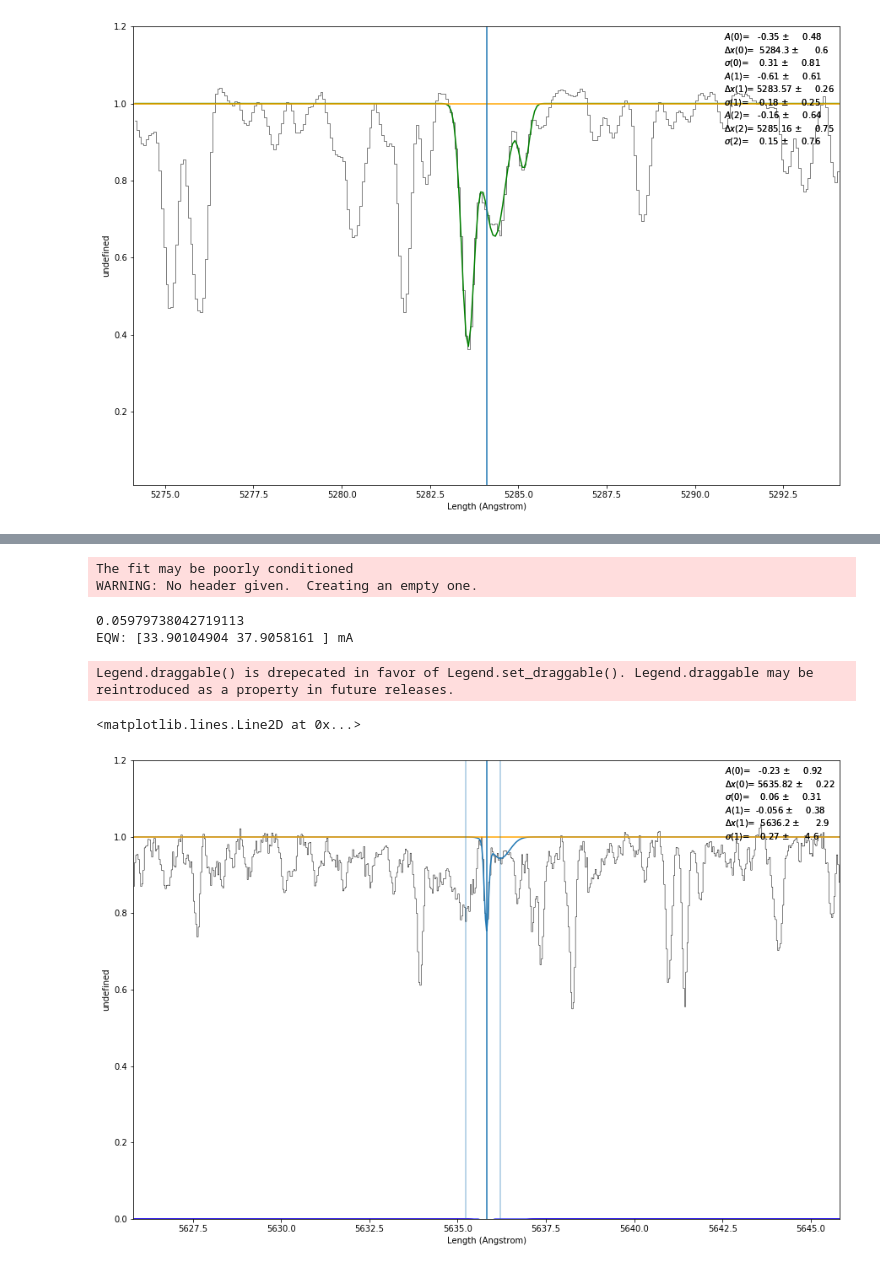
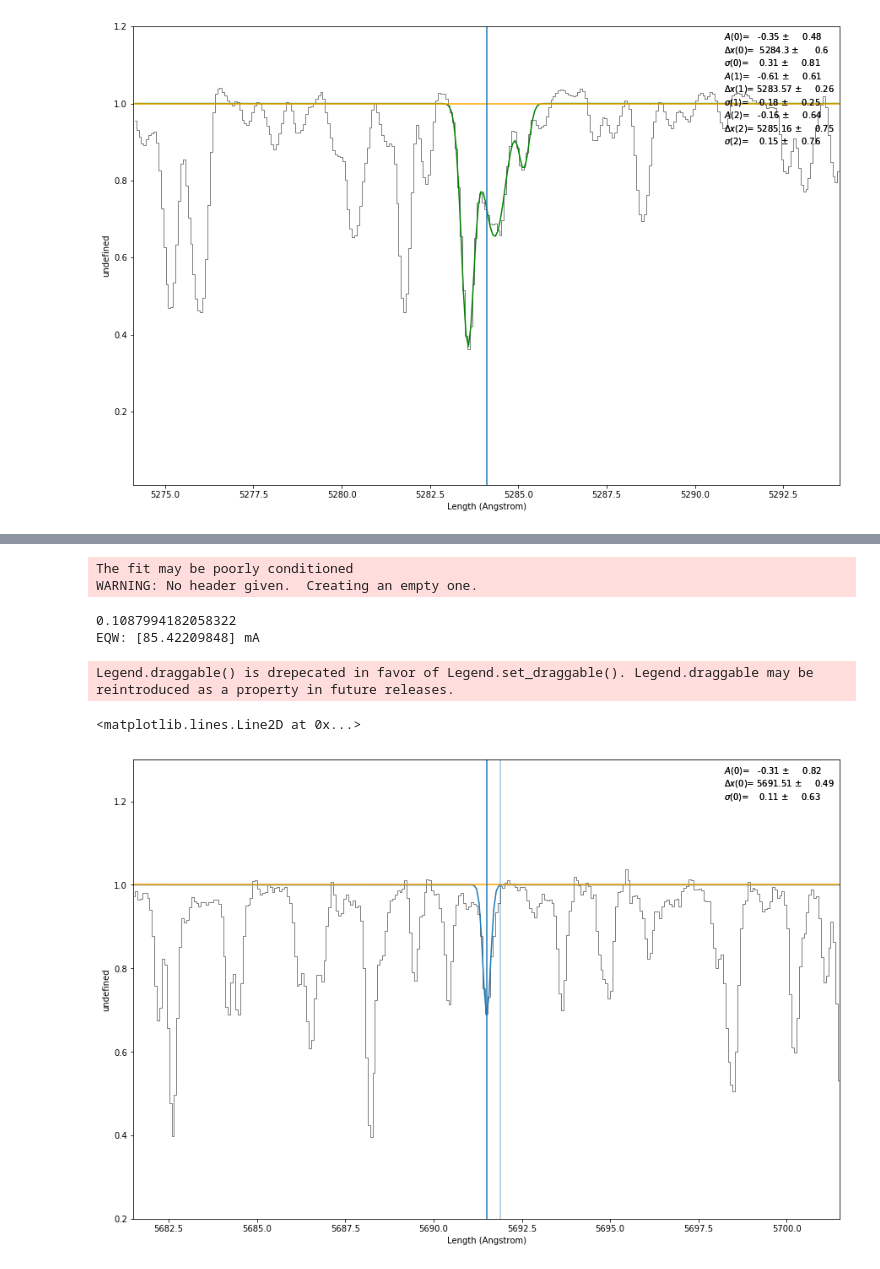
Before and after one commit to jkcarlberg/redgiant_planethosts, a Jupyter notebook: pyspeckit_test.ipynb, the cells around one changed output, grey strips where cells are left out. Drawn from its saved outputs; the diff is of its cells as text; code cells hidden in the pictures.

```diff
--- a/pyspeckit_test.ipynb
+++ b/pyspeckit_test.ipynb
@@ -231,9 +231,9 @@ Legend.draggable() is drepecated in favor of Legend.set_draggable(). Legend.drag
 # %%
-s_hdu = fits.open("data/ew_known/tame_inputs/ngc2506_3265red_oned_26jan14_wavsoln.fits")
+s_hdu = fits.open("data/ew_known/tame_inputs/ngc6583_72red_oned_slit07_jun14_wavsoln.fits")
 #s_hdu = fits.open("data/ew_known/tame_inputs/ngc2204_3215red_oned_05jan14_wavsoln.fits")
 fig = plt.figure(figsize=(15,10))
 
-line_cen = 5635.82
+line_cen = 5691.5
 width = 10
 lim_l = line_cen - width
 lim_r = line_cen + width
@@ -246,37 +246,37 @@ s_flux = s_data['FLUX']
 s_wav = s_data['WAVEL']
 
 wav_mask = (s_wav > lim_l) & (s_wav < lim_r)
 s_flux = s_flux[wav_mask]
 s_wav = s_wav[wav_mask]
 yfit, norm, pts = c_normalize(s_flux, s_wav, median_replace=False, cheby=True, low_cut = 0.99)
 
 sp = pyspeckit.Spectrum(data=norm, xarr=s_wav * u.AA)
 sp.plotter(figure = fig, xmin=lim_l, xmax=lim_r, ymin=0, ymax=1.2)
 
 #Get around pyspeckits reliance on a generated baseline and just generate basespec as a ones array (continuum is always one in normalized case)
 #sp.baseline(order=0, subtract=False, highlight_fitregion=False)
 sp.baseline.basespec = np.ones(len(s_wav))
-sp.specfit(fittype='gaussian', guesses = [-0.2, line_cen, 0.15, -0.1, line_cen+0.4, 0.15], exclude= [0,line_cen-0.25, line_cen+0.7, line_cen+5000], show_components=True)
-#sp.specfit(fittype='gaussian', guesses = [-0.3, line_cen, 0.15], exclude= [0,line_cen-0.3, line_cen+0.3, line_cen+5000], show_components=True)
+#sp.specfit(fittype='gaussian', guesses = [-0.3, line_cen, 0.15, -0.01, line_cen +0.3, 0.15], exclude= [0,line_cen-0.3, line_cen+0.4, line_cen+5000], show_components=True)
+sp.specfit(fittype='gaussian', guesses = [-0.3, line_cen, 0.15], exclude= [0,line_cen-0.2, line_cen+0.15, line_cen+5000], show_components=True)
 model = sp.specfit.get_model_frompars(s_wav, sp.specfit.parinfo)
 print(sp.specfit.parinfo[2].value)
 plt.plot(s_wav,model + 1)
 #plt.plot(s_wav,model1 + 1)
 EQW = sp.specfit.EQW(plot=False, continuum = 1.0, continuum_as_baseline=False,xmin=0, xmax = len(norm),components=True)
 print("EQW:", np.array(EQW)*1000*u.mA)
 plt.axhline(1, color = 'orange')
 plt.axvline(line_cen)
-#plt.ylim(0.5,1.3)
+plt.ylim(0.2,1.3)
 #plt.xlim(5708,5715)
 plt.axvline(line_cen+0.4, alpha=0.4)
-plt.axvline(line_cen-0.6, alpha=0.4)
+#plt.axvline(line_cen-0.6, alpha=0.4)
 #plt.plot(s_wav, yfit)
 #sp.plotter.savefig('basic_plot_example_withfit.png')
 # %% [output]
 The fit may be poorly conditioned
 WARNING: No header given.  Creating an empty one.
-0.05979738042719113
-EQW: [33.90104904 37.9058161 ] mA
+0.1087994182058322
+EQW: [85.42209848] mA
 Legend.draggable() is drepecated in favor of Legend.set_draggable(). Legend.draggable may be reintroduced as a property in future releases.
 <matplotlib.lines.Line2D at 0x...>
-[figure, old version]
+[figure, new version]
```
Also changed, not shown: parts of 1 cell of this notebook.
